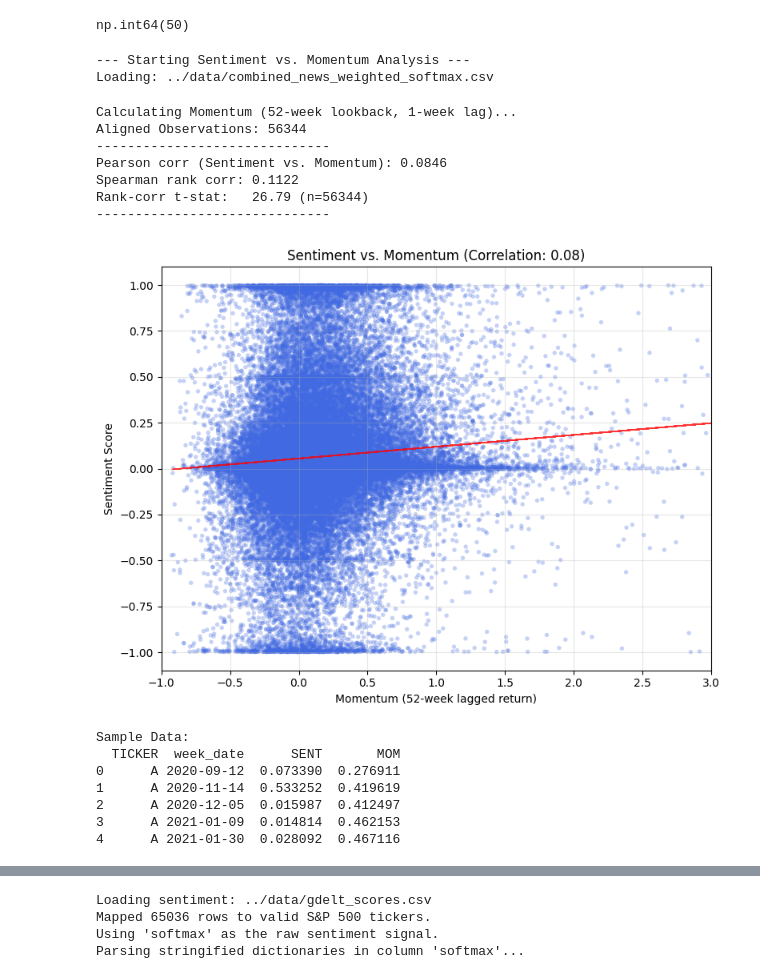
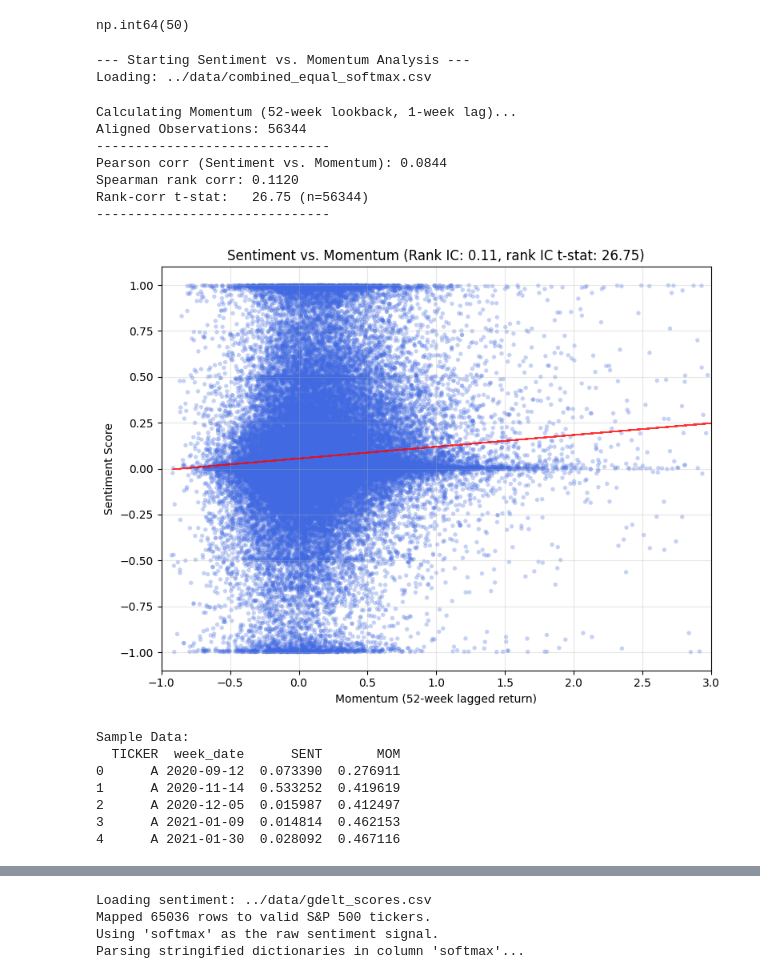
Before and after one commit to kktallam/ML-Capstone-Project-006, a Jupyter notebook: code/weekly_backtest.ipynb, the cells around one changed output, grey strips where cells are left out. Drawn from its saved outputs; the diff is of its cells as text; code cells hidden in the pictures.

```diff
--- a/code/weekly_backtest.ipynb
+++ b/code/weekly_backtest.ipynb
@@ -718,39 +705,39 @@ def run_analysis():
     print(f"Rank-corr t-stat:   {t_stat:.2f} (n={obs})")
     print("-" * 30)
 
     # 6. Plot
     plt.figure(figsize=(8, 6))
     plt.scatter(alpha_mom['MOM'], alpha_mom['SENT'], alpha=0.3, s=15, c='royalblue', edgecolors='none')
 
     # Add a trendline for visual aid
     m, b = np.polyfit(alpha_mom['MOM'], alpha_mom['SENT'], 1)
     plt.plot(alpha_mom['MOM'], m*alpha_mom['MOM'] + b, color='red', linestyle='--', alpha=0.8, linewidth=1)
 
     plt.xlabel(f'Momentum ({LOOKBACK_WEEKS}-week lagged return)')
     plt.ylabel('Sentiment Score')
-    plt.title(f'Sentiment vs. Momentum (Correlation: {pearson_corr:.2f})')
+    plt.title(f'Sentiment vs. Momentum (Rank IC: {0.11:.2f}, rank IC t-stat: {t_stat:.2f})')
     plt.grid(True, alpha=0.3)
     plt.xlim([-1,3])
     plt.tight_layout()
     plt.show()
 
     # Display head of data
     print("\nSample Data:")
     print(alpha_mom.head())
 
 
 run_analysis()
 # %% [output]
 --- Starting Sentiment vs. Momentum Analysis ---
-Loading: ../data/combined_news_weighted_softmax.csv
+Loading: ../data/combined_equal_softmax.csv
 Calculating Momentum (52-week lookback, 1-week lag)...
 Aligned Observations: 56344
 ------------------------------
-Pearson corr (Sentiment vs. Momentum): 0.0846
-Spearman rank corr: 0.1122
-Rank-corr t-stat:   26.79 (n=56344)
+Pearson corr (Sentiment vs. Momentum): 0.0844
+Spearman rank corr: 0.1120
+Rank-corr t-stat:   26.75 (n=56344)
 ------------------------------
-[figure, old version]
+[figure, new version]
 Sample Data:
   TICKER  week_date      SENT       MOM
 0      A 2020-09-12  0.073390  0.276911
```
Also changed, not shown: parts of 12 cells of this notebook, 1 other file.
